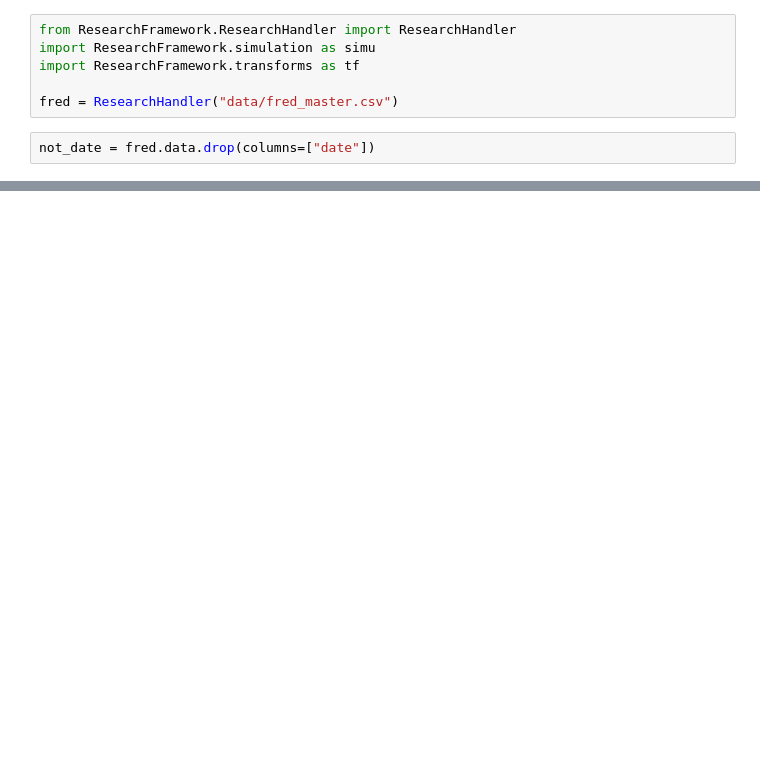
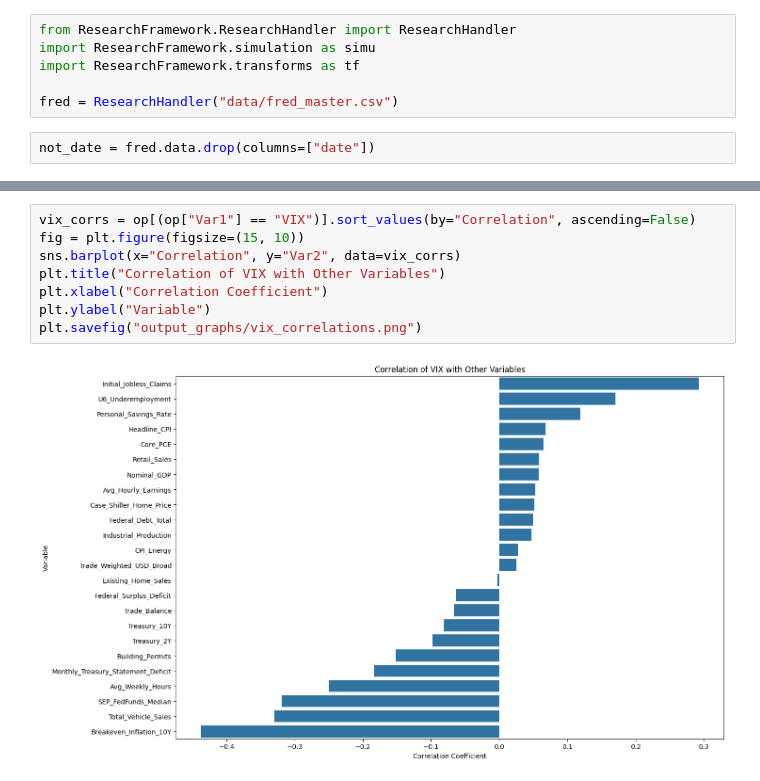
Before and after one commit to iasolb/FRED_DebtAnalysis, a Jupyter notebook: analysis.ipynb, the cells around one changed output, grey strips where cells are left out. Saved outputs shown, nothing was run; the diff lists cells and outputs as text; blank space fills up the shorter version.

```diff
--- a/analysis.ipynb
+++ b/analysis.ipynb
@@ -21,0 +56,10 @@ fig;
+# %%
+vix_corrs = op[(op["Var1"] == "VIX")].sort_values(by="Correlation", ascending=False)
+fig = plt.figure(figsize=(15, 10))
+sns.barplot(x="Correlation", y="Var2", data=vix_corrs)
+plt.title("Correlation of VIX with Other Variables")
+plt.xlabel("Correlation Coefficient")
+plt.ylabel("Variable")
+plt.savefig("output_graphs/vix_correlations.png")
+# %% [output]
+[figure, added]
```
Also changed, not shown: parts of 3 cells of this notebook.
